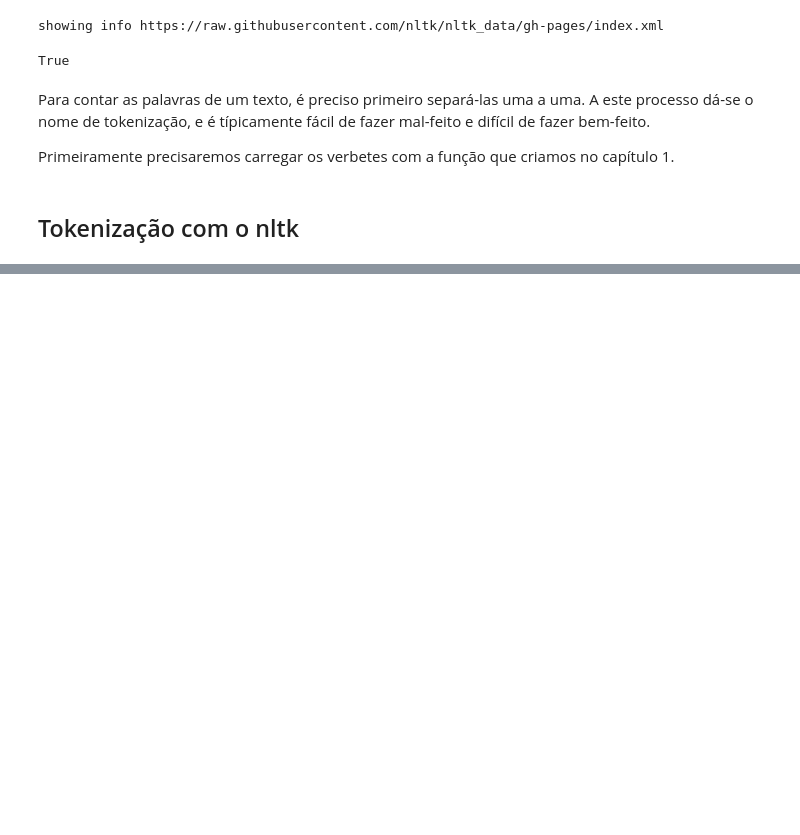
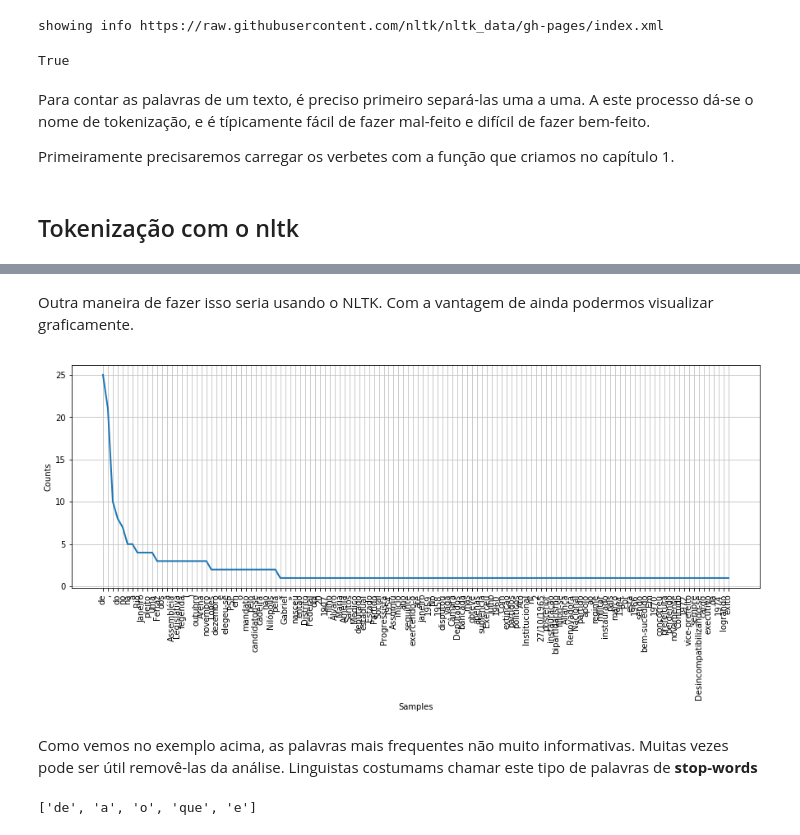
Before and after one commit to fccoelho/text-mining-cientistas-sociais, a Jupyter notebook: Capitulo_2.ipynb, the cells around one changed output, grey strips where cells are left out. Saved outputs shown, nothing was run; the diff lists cells and outputs as text; code cells hidden in the pictures; blank space fills up the shorter version.

```diff
--- a/Capitulo_2.ipynb
+++ b/Capitulo_2.ipynb
@@ -37,7 +34,7 @@ Para contar as palavras de um texto, é preciso primeiro separá-las uma a uma.
 Primeiramente precisaremos carregar os verbetes com a função que criamos no capítulo 1.
 # %%
 import glob, os
-caminho = "../../dhbb/text/*.text"
+caminho = "../dhbb/text/*.text"
 arquivos  = glob.glob(caminho)
 
 def tabula_verbete(n=None):
@@ -86,0 +93,16 @@ palavras[:10]
+# %% [markdown]
+Outra maneira de fazer isso seria usando o NLTK. Com a vantagem de ainda podermos visualizar graficamente.
+# %%
+figure(figsize=(15,5))
+fd = nltk.FreqDist(palavras)
+fd.plot();
+# %% [output]
+[figure, added]
+# %% [markdown]
+Como vemos no exemplo acima, as palavras mais frequentes não muito informativas. Muitas vezes pode ser útil removê-las da análise. Linguistas costumams chamar este tipo de palavras de **stop-words**
+# %%
+sw = nltk.corpus.stopwords.words('portuguese')
+from string import punctuation
+sw[:5]
+# %% [output]
+['de', 'a', 'o', 'que', 'e']
```
Also changed, not shown: parts of 13 cells of this notebook, 3 other files.
